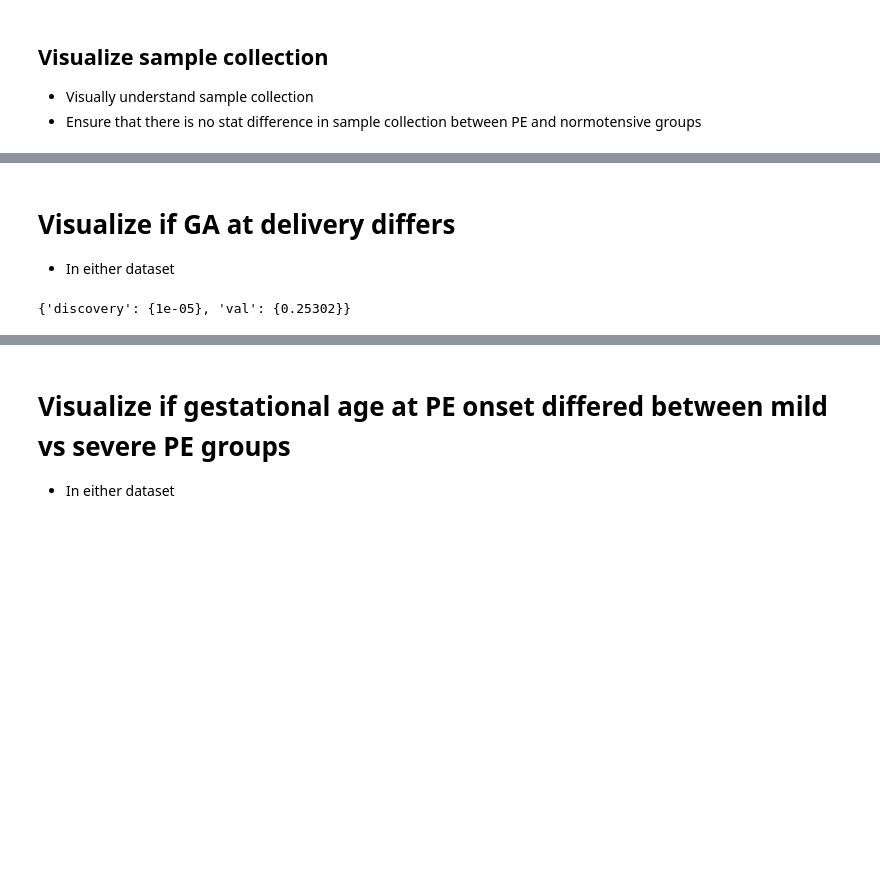
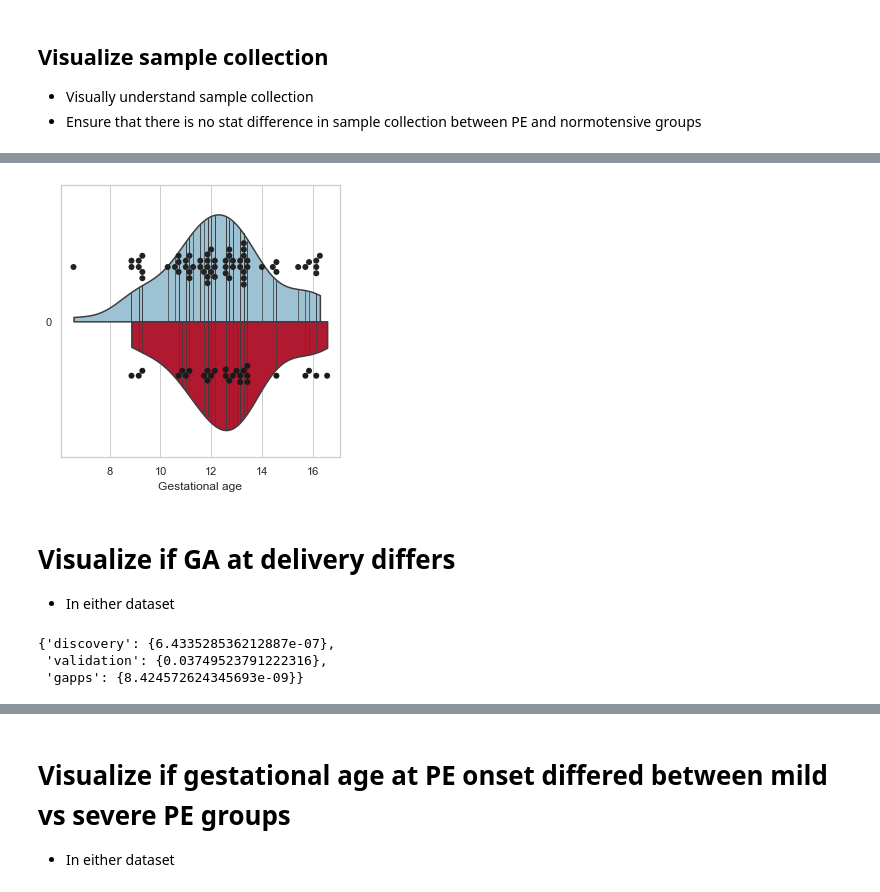
Before and after one commit to miramou/pe_cfrna, a Jupyter notebook: analysis/1_Cohort_Viz.ipynb, the cells around one changed output, grey strips where cells are left out. Drawn from its saved outputs; the diff is of its cells as text; code cells hidden in the pictures; blank space fills up the shorter version.

```diff
--- a/analysis/1_Cohort_Viz.ipynb
+++ b/analysis/1_Cohort_Viz.ipynb
@@ -47,3 +56,12 @@ save_figure_pdf(val_collection, 'out/ds_viz/' + 'Validation_GA_at_sample_collect
+# %%
+#Sampling strategy for GAPPs is different, using is_pp as dummy variable to plot split vp easily
+gapps_collection, ax = plot_violin_and_swarmplot(meta['gapps'], x_name = 'ga_at_collection', y_name = 'is_pp', hue_name = 'case', orient = 'h',
+                          violinplot_palette = cntrl_pe_palette, x_label = 'Gestational age', y_label = '', split = True)
+ax.legend().remove()
+
+save_figure_pdf(gapps_collection, out_path_prefix + 'GAPPs_GA_at_collection.pdf')
+# %% [output]
+[figure, added]
 # %% [markdown]
 # Visualize if GA at delivery differs
 * In either dataset
@@ -55,12 +73,14 @@ for ds_name, meta_df in meta.items():
     meta_subj = meta_df.drop_duplicates(subset = 'subject').copy().reset_index(drop = True).set_index('subject')
     meta_subj.insert(0, 'dataset', ds_name)
     meta_subj_all +=  [meta_subj.drop(columns = ['term', 'ga_at_collection', 'weeks_post_del'])]
-    ga_delivery_pvals[ds_name] = {test_and_adj([(0, 1)], meta_subj, 'case', 'ga_wk_del', 'greater', use_ttest = False)[0][(0,1)].round(5)}
+    ga_delivery_pvals[ds_name] = {test_and_adj([(0, 1)], meta_subj, 'case', 'ga_wk_del', 'greater', use_ttest = False)[0][(0,1)]}
 
 meta_subj_all = pd.concat(meta_subj_all, axis = 0)
 ga_delivery_pvals
 # %% [output]
-{'discovery': {1e-05}, 'val': {0.25302}}
+{'discovery': {6.433528536212887e-07},
+ 'validation': {0.03749523791222316},
+ 'gapps': {8.424572624345693e-09}}
 # %%
 fig, ax = plot_violin_and_swarmplot(df = meta_subj_all, x_name = 'ga_wk_del', y_name = 'dataset', hue_name = 'case', orient = 'h', violinplot_palette = cntrl_pe_palette,
                                         x_label = 'Gestational age at delivery (weeks)', y_label = '', split = True,
```
Also changed, not shown: parts of 13 cells of this notebook.
